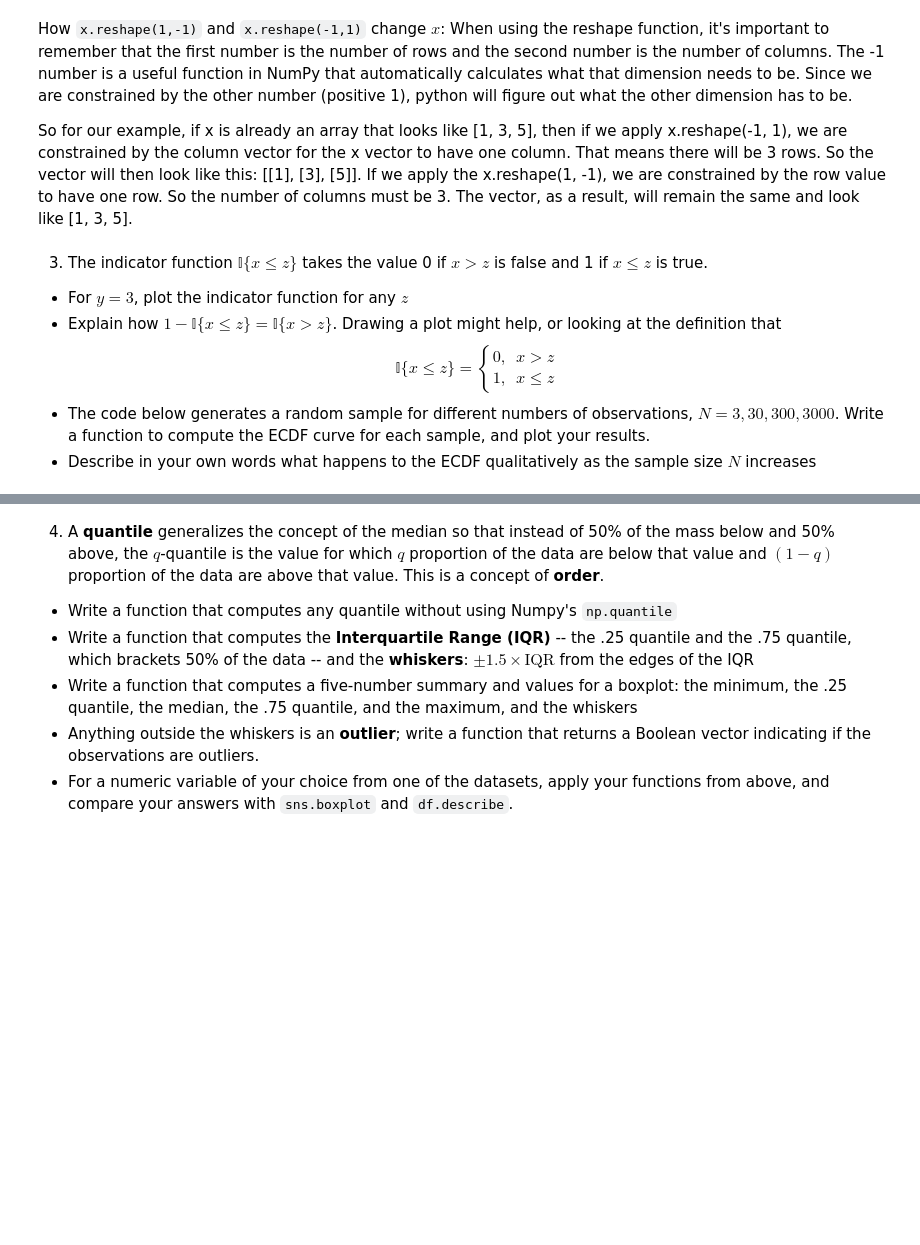
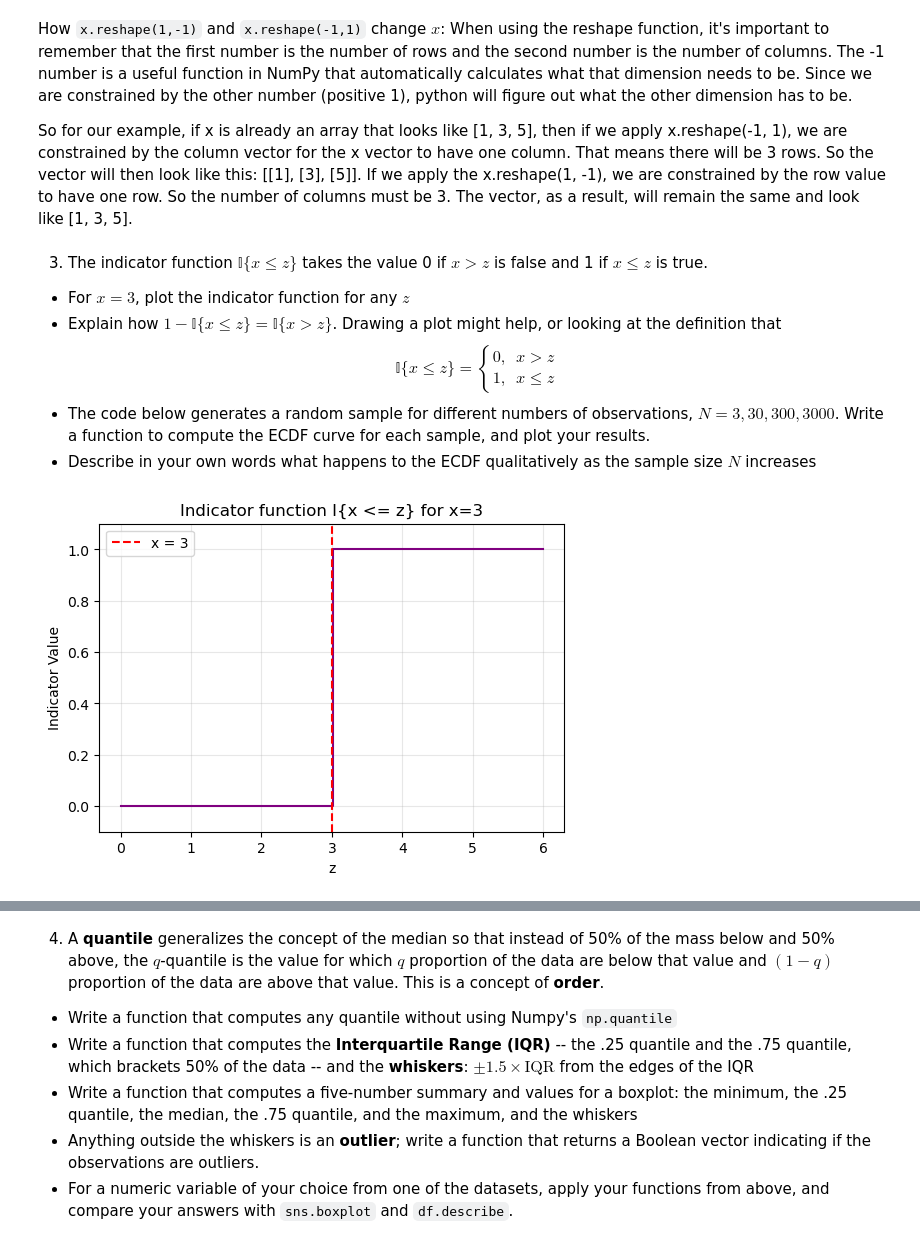
Before and after one commit to bellaelu/DS5030UnderstandingUncertainty, a Jupyter notebook: assignment_2-1.ipynb, the cells around one changed output, grey strips where cells are left out. Saved outputs shown, nothing was run; the diff lists cells and outputs as text; code cells hidden in the pictures; blank space fills up the shorter version.

```diff
--- a/assignment_2-1.ipynb
+++ b/assignment_2-1.ipynb
@@ -98,7 +98,7 @@ So for our example, if x is already an array that looks like [1, 3, 5], then if
 # %% [markdown]
 3. The indicator function $\mathbb{I}\{ x \le z \}$ takes the value 0 if $x>z$ is false and 1 if $x \le z$ is true.
 
-- For $y = 3$, plot the indicator function for any $z$
+- For $x = 3$, plot the indicator function for any $z$
 - Explain how $ 1- \mathbb{I}\{ x \le z \} = \mathbb{I}\{ x > z \}$. Drawing a plot might help, or looking at the definition that
 $$
 \mathbb{I}\{x \le z\} = \begin{cases}
@@ -108,3 +108,22 @@ $$
 $$
 - The code below generates a random sample for different numbers of observations, $N = 3, 30, 300, 3000 $. Write a function to compute the ECDF curve for each sample, and plot your results.
 - Describe in your own words what happens to the ECDF qualitatively as the sample size $N$ increases
+# %%
+x = 3
+z = np.linspace(0, 6, 200)
+
+indicator = (x <= z).astype(int)
+
+plt.figure(figsize=(6,4))
+plt.step(z, indicator, where="post", color="purple")
+plt.axvline(x, color="red", linestyle="--", label=f"x = {x}")
+
+plt.title("Indicator function I{x <= z} for x=3")
+plt.xlabel ("z")
+plt.ylabel("Indicator Value")
+plt.ylim(-0.1, 1.1)
+plt.legend()
+plt.grid(True, alpha=0.3)
+plt.show()
+# %% [output]
+[figure, added]
```
Also changed, not shown: parts of 13 cells of this notebook.
